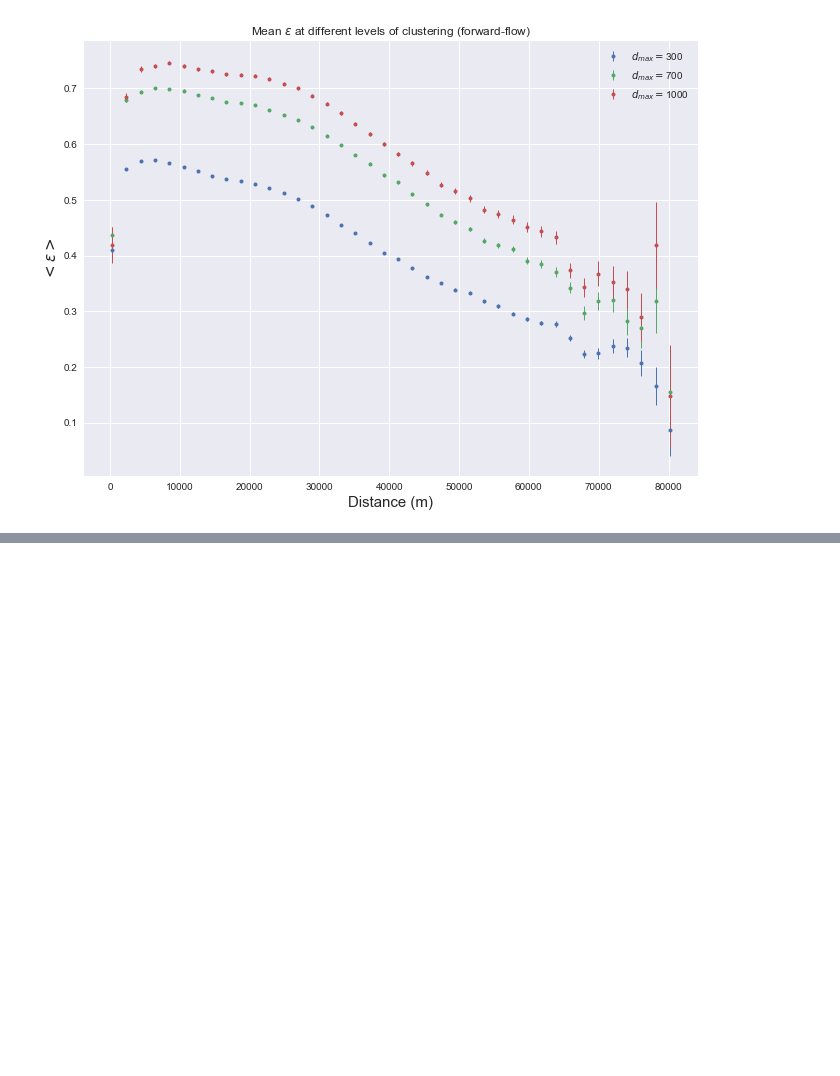
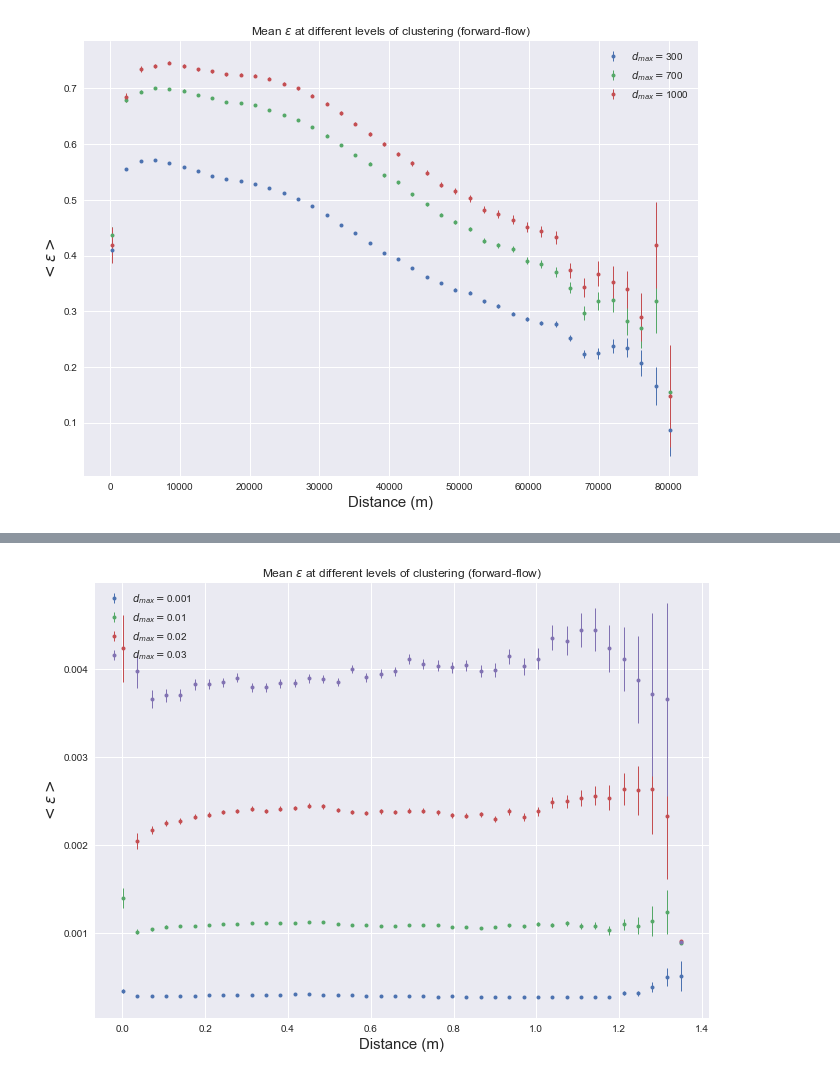
Before and after one commit to jbremz/human_mob, a Jupyter notebook: Notebooks/JB Log/Week 14 - 29.1.18.ipynb, the cells around one changed output, grey strips where cells are left out. Saved outputs shown, nothing was run; the diff lists cells and outputs as text; code cells hidden in the pictures; blank space fills up the shorter version.

```diff
--- a/Notebooks/JB Log/Week 14 - 29.1.18.ipynb
+++ b/Notebooks/JB Log/Week 14 - 29.1.18.ipynb
@@ -97,0 +127,9 @@ plt.show()
+# %%
+gamma = gamma_est(unitArea)
+# %%
+epsList, DMList = eps_hier(h, model='g', gamma=gamma)
+# %%
+eps_distance_hier(epsList, DMList, d_maxs, 40)
+plt.show()
+# %% [output]
+[figure, added]
```
Also changed, not shown: parts of 13 cells of this notebook, 3 other files.
